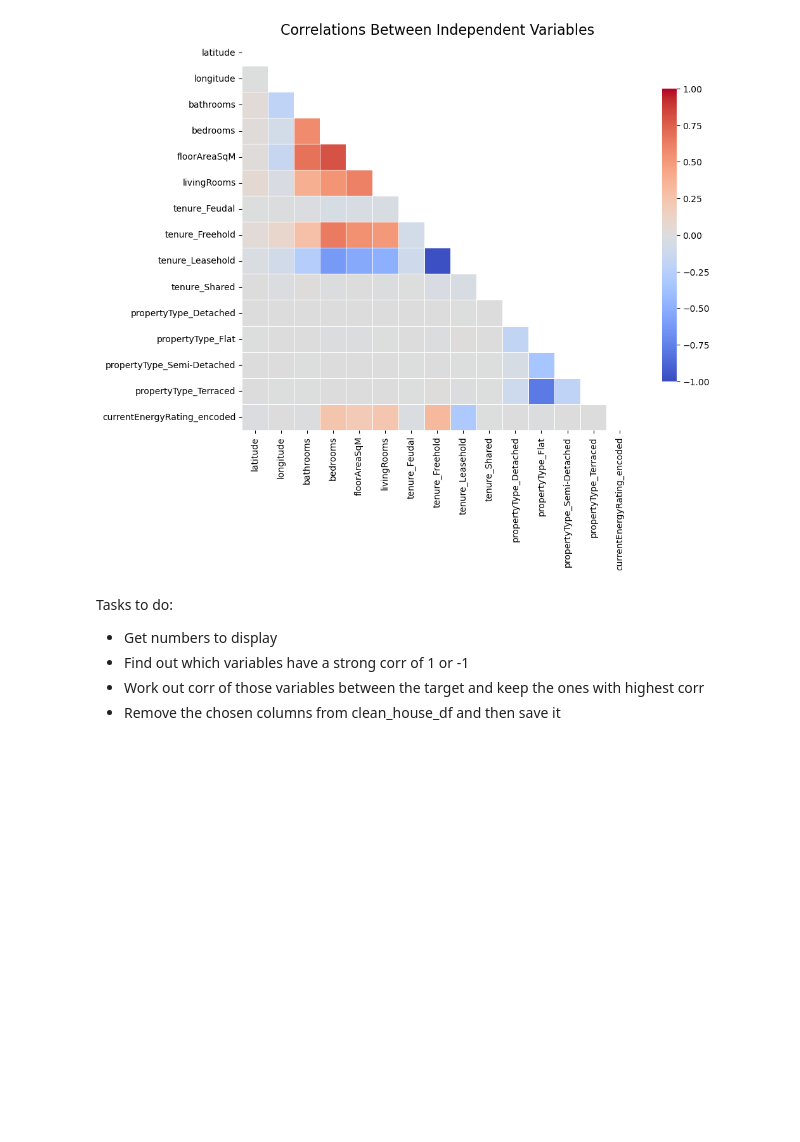
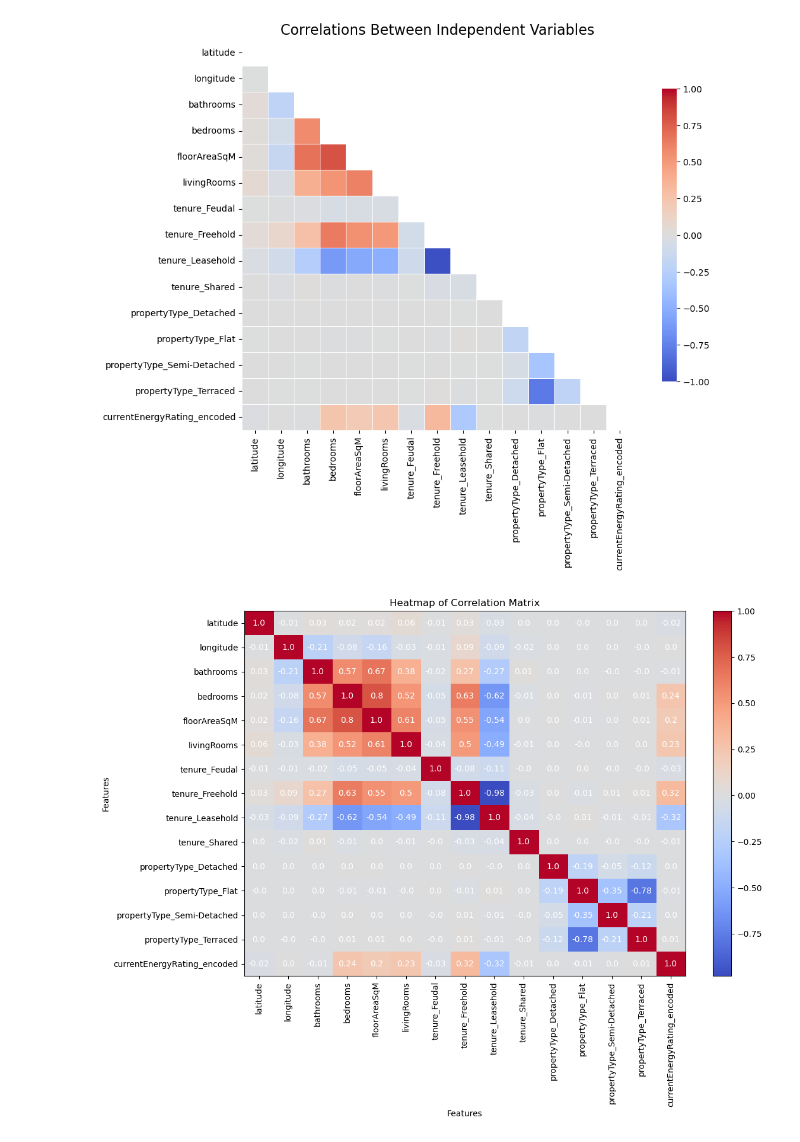
Before and after one commit to SanjayRaju2000/London-House-Price-Prediction, a Jupyter notebook: notebooks/03-pre-processing.ipynb, the cells around one changed output. Saved outputs shown, nothing was run; the diff lists cells and outputs as text; code cells hidden in the pictures; blank space fills up the shorter version.

```diff
--- a/notebooks/03-pre-processing.ipynb
+++ b/notebooks/03-pre-processing.ipynb
@@ -380,6 +429,31 @@ plt.show()
-# %% [markdown]
-Tasks to do:
-- Get numbers to display
-- Find out which variables have a strong corr of 1 or -1
-- Work out corr of those variables between the target and keep the ones with highest corr
-- Remove the chosen columns from clean_house_df and then save it
+# %%
+# matplotlib way
+
+# Correlation matrix
+correlation_matrix = X.corr()
+
+# Create a heatmap from the correlation matrix
+plt.figure(figsize=(12, 8))
+plt.imshow(correlation_matrix, aspect='auto', cmap='coolwarm', interpolation='none')
+plt.colorbar()
+
+# Title and labels
+plt.title('Heatmap of Correlation Matrix')
+plt.xlabel('Features')
+plt.ylabel('Features')
+
+# Setting ticks
+tick_marks = np.arange(len(correlation_matrix.columns))
+plt.xticks(tick_marks, correlation_matrix.columns, rotation=90)
+plt.yticks(tick_marks, correlation_matrix.columns)
+
+# Annotations in cells
+for i in range(len(correlation_matrix.columns)):
+    for j in range(len(correlation_matrix.columns)):
+        text = plt.text(j, i, round(correlation_matrix.iloc[i, j], 2),
+                       ha="center", va="center", color="w")
+
+# Show plot
+plt.show()
+# %% [output]
+[figure, added]
```
Also changed, not shown: parts of 16 cells of this notebook.
